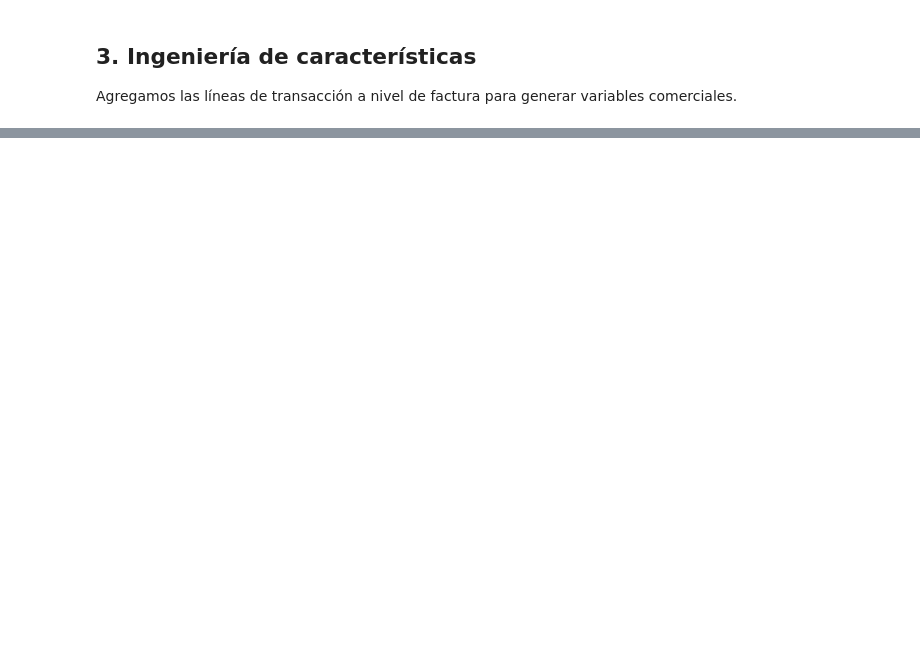
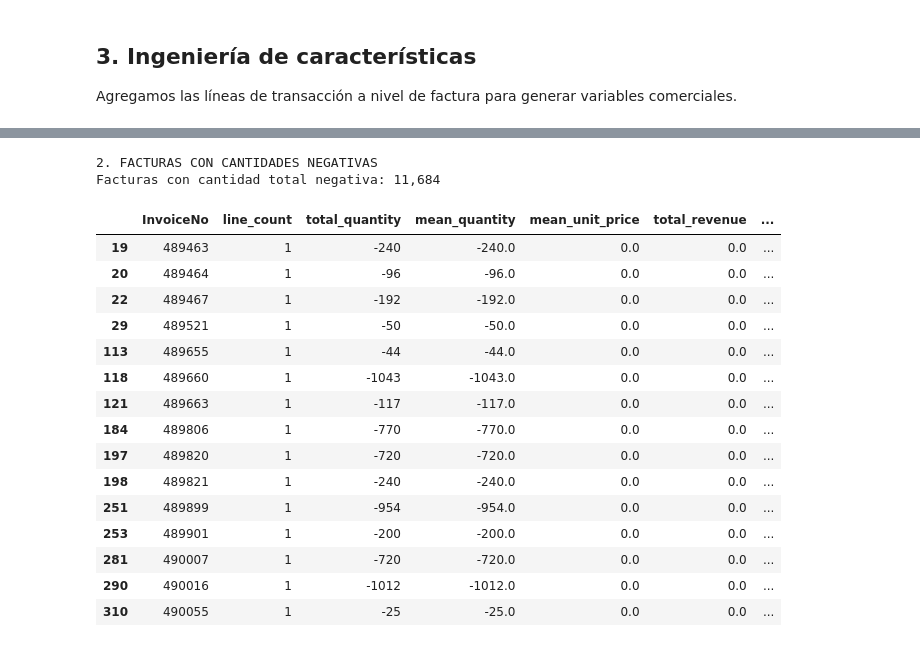
Before and after one commit to Milu2662/BI-PYMES-ML, a Jupyter notebook: notebook/03_feature_engineering.ipynb, the cells around one changed output, grey strips where cells are left out. Saved outputs shown, nothing was run; the diff lists cells and outputs as text; code cells hidden in the pictures; blank space fills up the shorter version.

```diff
--- a/notebook/03_feature_engineering.ipynb
+++ b/notebook/03_feature_engineering.ipynb
@@ -32,0 +167,46 @@ plt.tight_layout(); plt.savefig(PROJECT_DIR/"results/figures/invoice_revenue_dis
+# %%
+# 3. FACTURAS CON CANTIDADES NEGATIVAS
+
+print("\n2. FACTURAS CON CANTIDADES NEGATIVAS")
+
+negative_quantity = invoice_features[
+    invoice_features["total_quantity"] < 0
+].copy()
+
+print(
+    f"Facturas con cantidad total negativa: "
+    f"{len(negative_quantity):,}"
+)
+
+display(
+    negative_quantity.head(15)[
+        [
+            "InvoiceNo",
+            "line_count",
+            "total_quantity",
+            "mean_quantity",
+            "mean_unit_price",
+            "total_revenue",
+            "cancellation_line_share"
+        ]
+    ]
+)
+# %% [output]
+2. FACTURAS CON CANTIDADES NEGATIVAS
+Facturas con cantidad total negativa: 11,684
+|  | InvoiceNo | line_count | total_quantity | mean_quantity | mean_unit_price | total_revenue | ... |
+| 19 | 489463 | 1 | -240 | -240.0 | 0.0 | 0.0 | ... |
+| 20 | 489464 | 1 | -96 | -96.0 | 0.0 | 0.0 | ... |
+| 22 | 489467 | 1 | -192 | -192.0 | 0.0 | 0.0 | ... |
+| 29 | 489521 | 1 | -50 | -50.0 | 0.0 | 0.0 | ... |
+| 113 | 489655 | 1 | -44 | -44.0 | 0.0 | 0.0 | ... |
+| 118 | 489660 | 1 | -1043 | -1043.0 | 0.0 | 0.0 | ... |
+| 121 | 489663 | 1 | -117 | -117.0 | 0.0 | 0.0 | ... |
+| 184 | 489806 | 1 | -770 | -770.0 | 0.0 | 0.0 | ... |
+| 197 | 489820 | 1 | -720 | -720.0 | 0.0 | 0.0 | ... |
+| 198 | 489821 | 1 | -240 | -240.0 | 0.0 | 0.0 | ... |
+| 251 | 489899 | 1 | -954 | -954.0 | 0.0 | 0.0 | ... |
+| 253 | 489901 | 1 | -200 | -200.0 | 0.0 | 0.0 | ... |
+| 281 | 490007 | 1 | -720 | -720.0 | 0.0 | 0.0 | ... |
+| 290 | 490016 | 1 | -1012 | -1012.0 | 0.0 | 0.0 | ... |
+| 310 | 490055 | 1 | -25 | -25.0 | 0.0 | 0.0 | ... |
```
Also changed, not shown: parts of 15 cells of this notebook.
